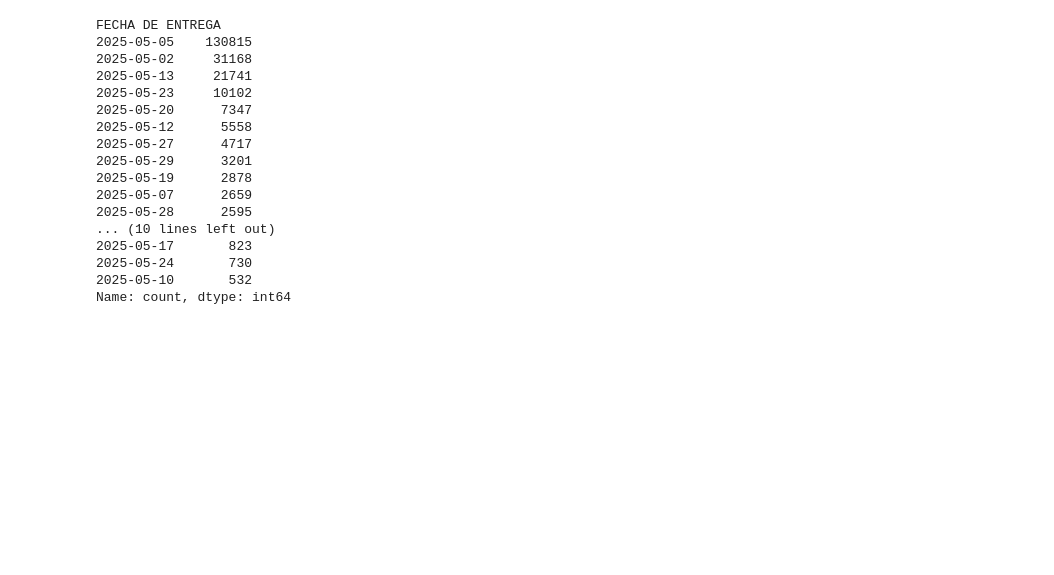
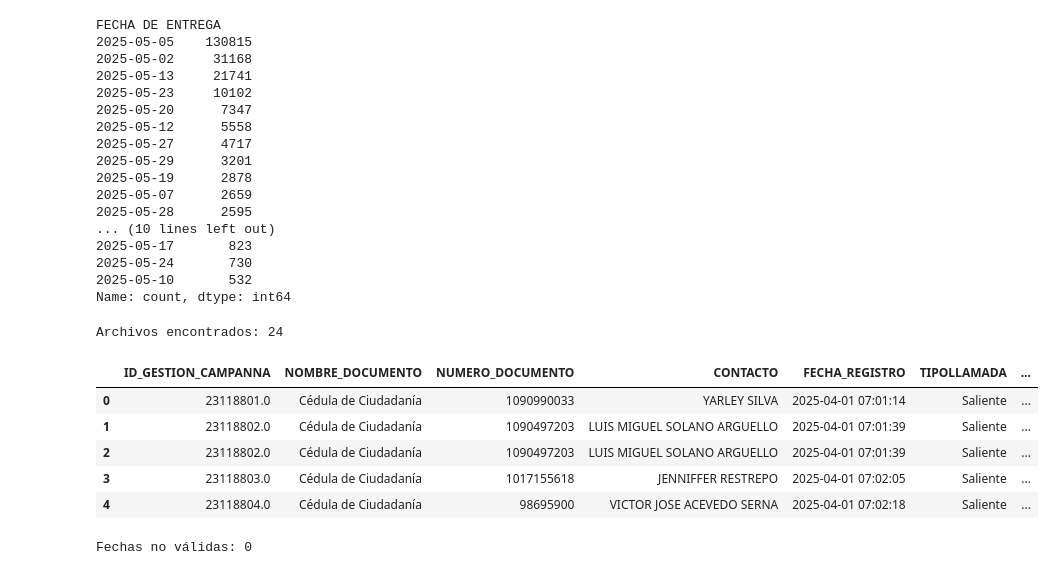
Before and after one commit to felixjos3ca21/app_simm, a Jupyter notebook: SIMM_app_streamlit/pruebas.ipynb, the cells around one changed output. Saved outputs shown, nothing was run; the diff lists cells and outputs as text; code cells hidden in the pictures; blank space fills up the shorter version.

```diff
--- a/SIMM_app_streamlit/pruebas.ipynb
+++ b/SIMM_app_streamlit/pruebas.ipynb
@@ -1054,3 +1054,34 @@ with engine.connect() as conn:
     df = pd.read_sql(text(query), conn)
 
 df.to_csv('telefonos.csv', index=False)
+# %%
+import pandas as pd
+import glob
+import os
+
+
+# Ruta a la carpeta donde están los archivos Excel
+carpeta = r"C:\Users\1513873.ANDESBPO\ANDES BPO S.A.S\Johan Felipe JG. Gómez Arango - SIMM\BASES\Gestiones\2025\ABRIL"
+
+# Buscar todos los archivos .xlsx
+archivos_excel = glob.glob(os.path.join(carpeta, "*.xlsx"))
+
+# Verificar archivos encontrados
+print(f"Archivos encontrados: {len(archivos_excel)}")
+
+# Leer y concatenar todos los Excel
+df_concatenado = pd.concat([
+    pd.read_excel(archivo).assign(archivo=os.path.basename(archivo))
+    for archivo in archivos_excel
+], ignore_index=True)
+
+# Mostrar los primeros registros
+df_concatenado.head()
+# %% [output]
+Archivos encontrados: 24
+|  | ID_GESTION_CAMPANNA | NOMBRE_DOCUMENTO | NUMERO_DOCUMENTO | CONTACTO | FECHA_REGISTRO | TIPOLLAMADA | ... |
+| 0 | 23118801.0 | Cédula de Ciudadanía | 1090990033 | YARLEY SILVA | 2025-04-01 07:01:14 | Saliente | ... |
+| 1 | 23118802.0 | Cédula de Ciudadanía | 1090497203 | LUIS MIGUEL SOLANO ARGUELLO | 2025-04-01 07:01:39 | Saliente | ... |
+| 2 | 23118802.0 | Cédula de Ciudadanía | 1090497203 | LUIS MIGUEL SOLANO ARGUELLO | 2025-04-01 07:01:39 | Saliente | ... |
+| 3 | 23118803.0 | Cédula de Ciudadanía | 1017155618 | JENNIFFER RESTREPO | 2025-04-01 07:02:05 | Saliente | ... |
+| 4 | 23118804.0 | Cédula de Ciudadanía | 98695900 | VICTOR JOSE ACEVEDO SERNA | 2025-04-01 07:02:18 | Saliente | ... |
@@ -1056,0 +1096,5 @@ df.to_csv('telefonos.csv', index=False)
+# %%
+fechas_invalidas = df_concatenado['FECHA_REGISTRO'].isna().sum()
+print(f'Fechas no válidas: {fechas_invalidas}')
+# %% [output]
+Fechas no válidas: 0
```
Also changed, not shown: parts of 3 cells of this notebook, 5 other files.
